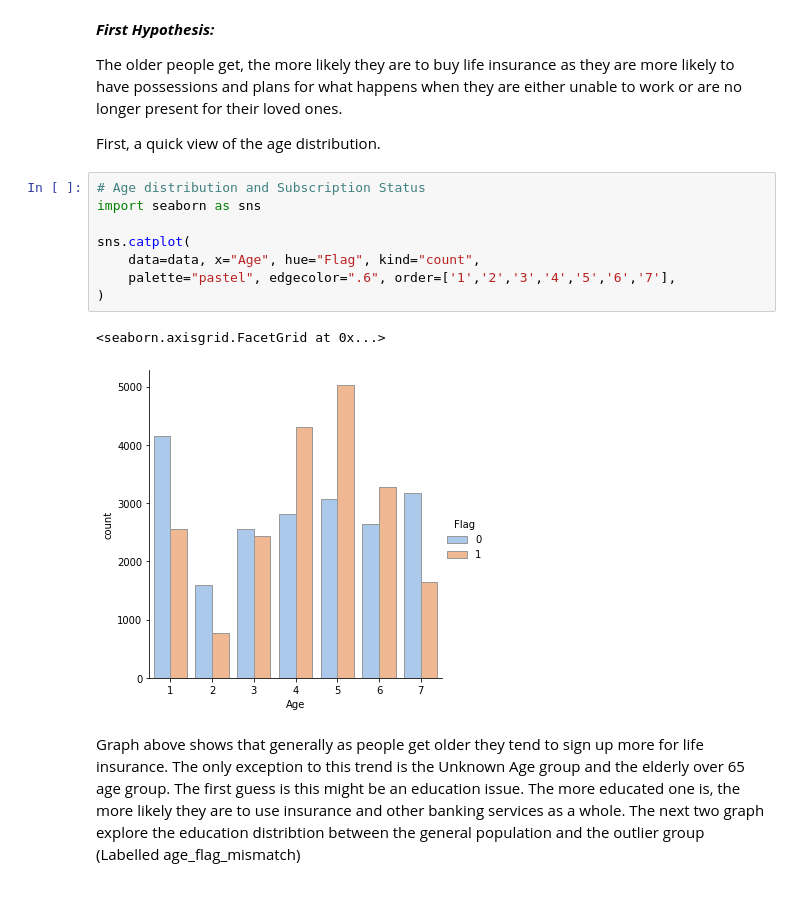
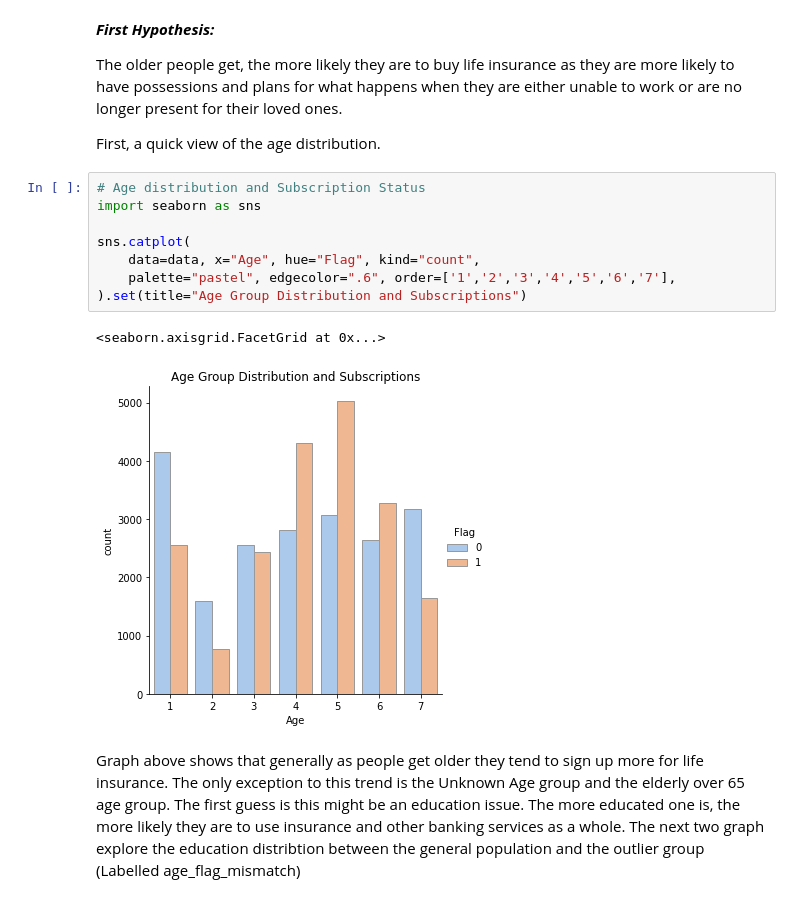
Before and after one commit to Yakunat/R-u-ready, a Jupyter notebook: DataminingAssignment.ipynb, the cells around one changed output. Drawn from its saved outputs; the diff is of its cells as text.

```diff
--- a/DataminingAssignment.ipynb
+++ b/DataminingAssignment.ipynb
@@ -231,14 +231,14 @@ First, a quick view of the age distribution.
 # %%
 # Age distribution and Subscription Status
 import seaborn as sns
 
 sns.catplot(
     data=data, x="Age", hue="Flag", kind="count",
     palette="pastel", edgecolor=".6", order=['1','2','3','4','5','6','7'],
-)
+).set(title="Age Group Distribution and Subscriptions")
 # %% [output]
 <seaborn.axisgrid.FacetGrid at 0x...>
-[figure, old version]
+[figure, new version]
 # %% [markdown]
 Graph above shows that generally as people get older they tend to sign up more for life insurance. The only exception to this trend is the Unknown Age group and the elderly over 65 age group. The first guess is this might be an education issue. The more educated one is, the more likely they are to use insurance and other banking services as a whole. The next two graph explore the education distribtion between the general population and the outlier group (Labelled age_flag_mismatch)
 # %%
```
Also changed, not shown: parts of 15 cells of this notebook.
